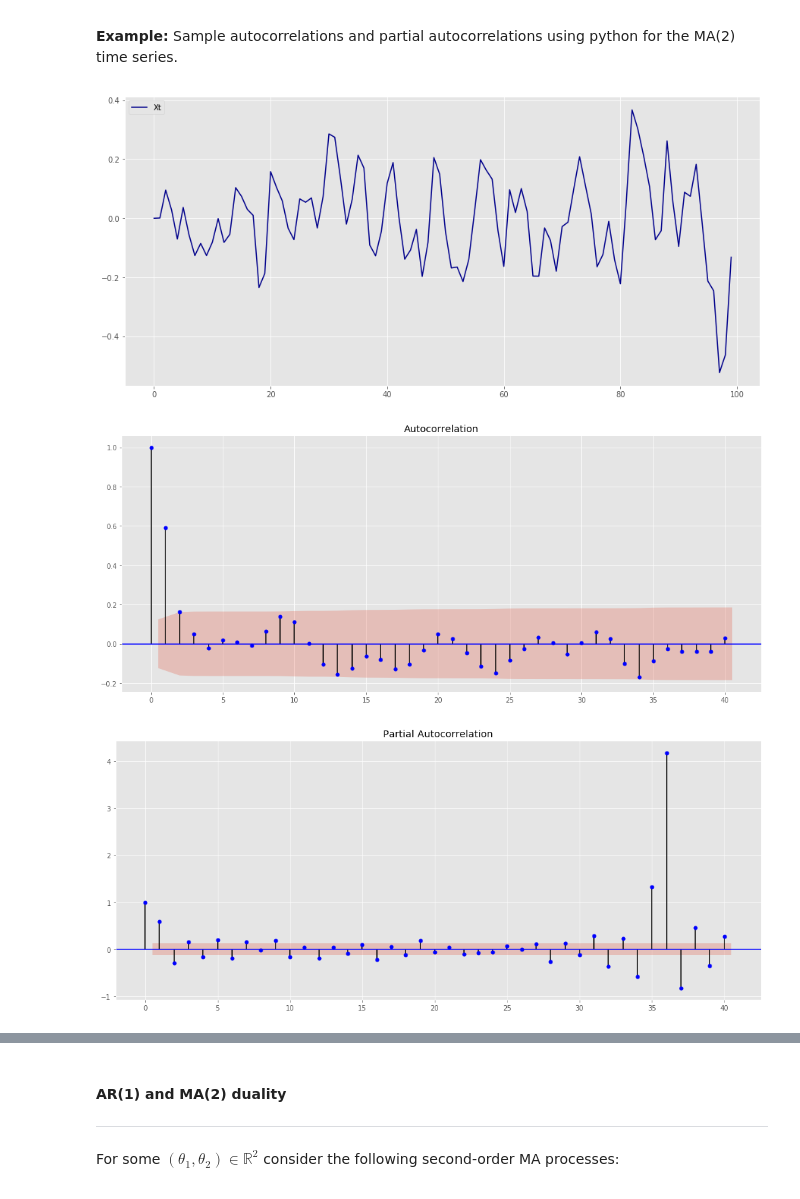
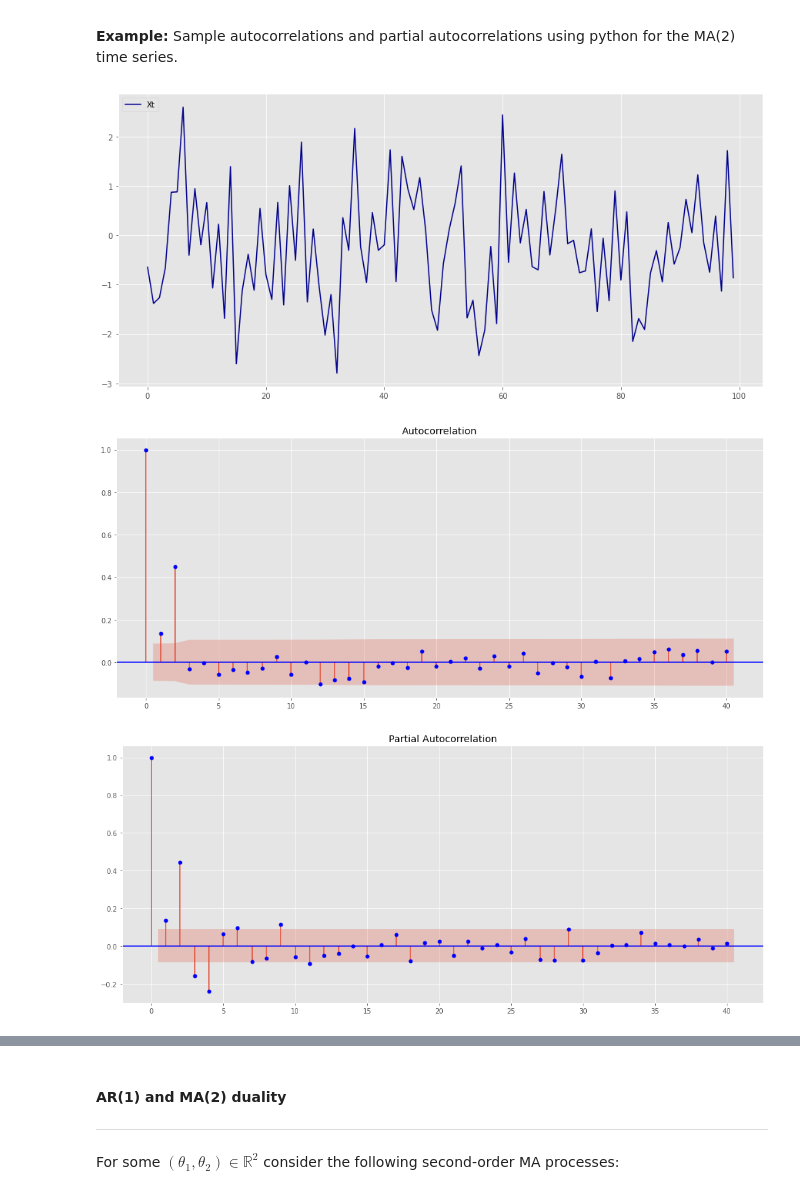
Before and after one commit to ErickEduardoAH/TimeSeriesAnalysis, a Jupyter notebook: 1.4 Time Series Stationary Models - Moving Average Time Series.ipynb, the cells around one changed output, grey strips where cells are left out. Saved outputs shown, nothing was run; the diff lists cells and outputs as text; code cells hidden in the pictures.

```diff
--- a/1.4 Time Series Stationary Models - Moving Average Time Series.ipynb
+++ b/1.4 Time Series Stationary Models - Moving Average Time Series.ipynb
@@ -575,27 +574,28 @@ $$
 # %%
 from statsmodels.graphics.tsaplots import plot_acf, plot_pacf
 from statsmodels.tsa.stattools import acf, pacf
 
 n = 500
 lags = 40
-ma = np.r_[0, np.array([0.1,0.1])]
-Xt = sm.tsa.arma_generate_sample(np.r_[1, -np.array([0])], ma, 250)
+ma = [1, 0.2, 0.7]
+np.random.seed(5000)
+Xt = sm.tsa.arma_generate_sample([1, 0.0],ma,nsample=n)
 ma_2_df = pd.DataFrame(Xt,columns=['Xt'])
 
 plt.style.use('ggplot')
 plotTimeSeries(ma_2_df[:100])
 plt.figsize=(15,10)
 fig = plot_acf(ma_2_df[[endog]],lags=lags,c='b')
 fig.set_figwidth(17)
 fig.set_figheight(7)
 fig = plot_pacf(ma_2_df[[endog]],lags=lags,c='b')
 fig.set_figwidth(17)
 fig.set_figheight(7)
 plt.show()
 # %% [output]
-[figure, old version]
+[figure, new version]
-[figure, old version]
+[figure, new version]
-[figure, old version]
+[figure, new version]
 # %%
 from statsmodels.tsa.arima_model import ARMA
 
```
Also changed, not shown: parts of 8 cells of this notebook, 2 other files.
